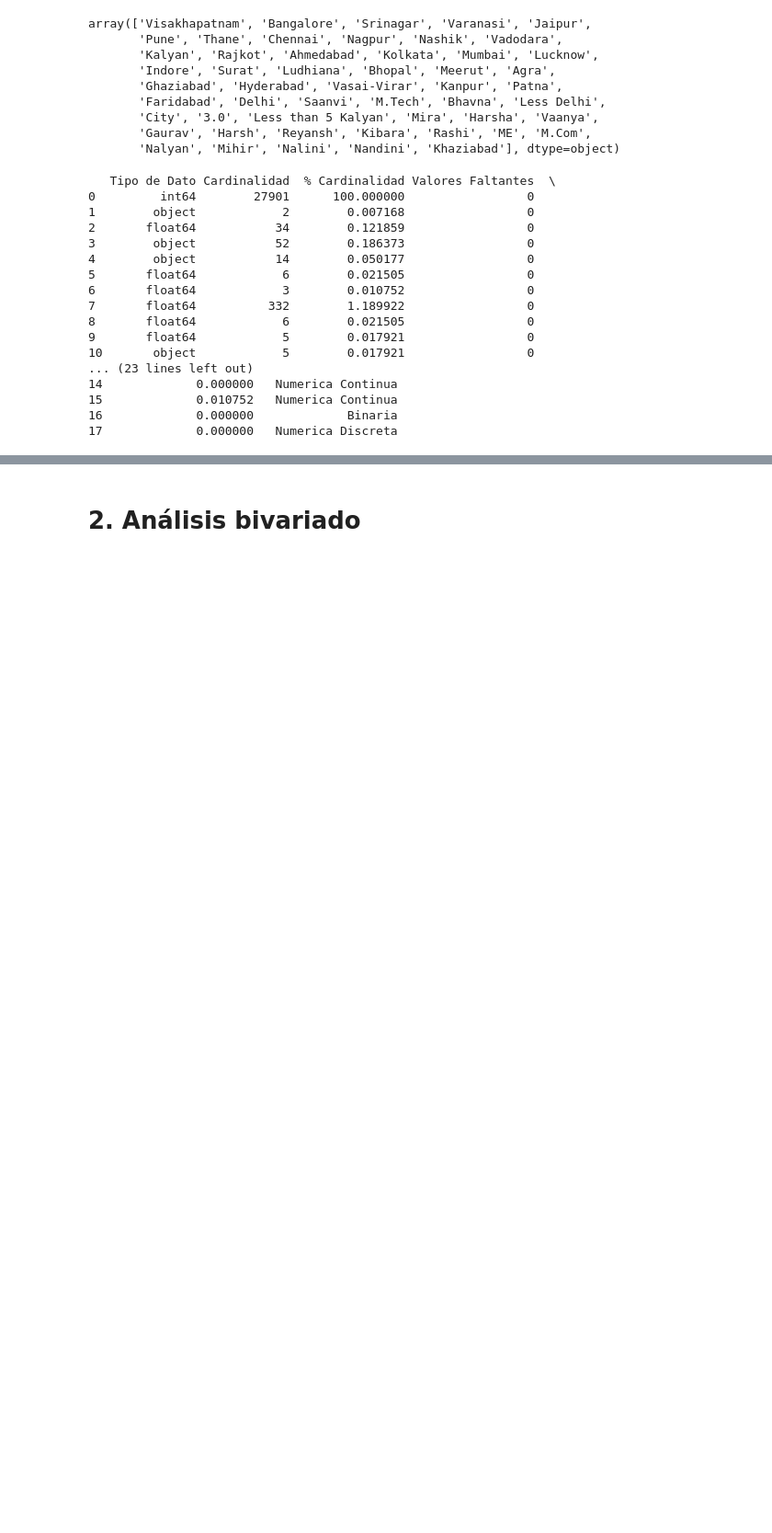
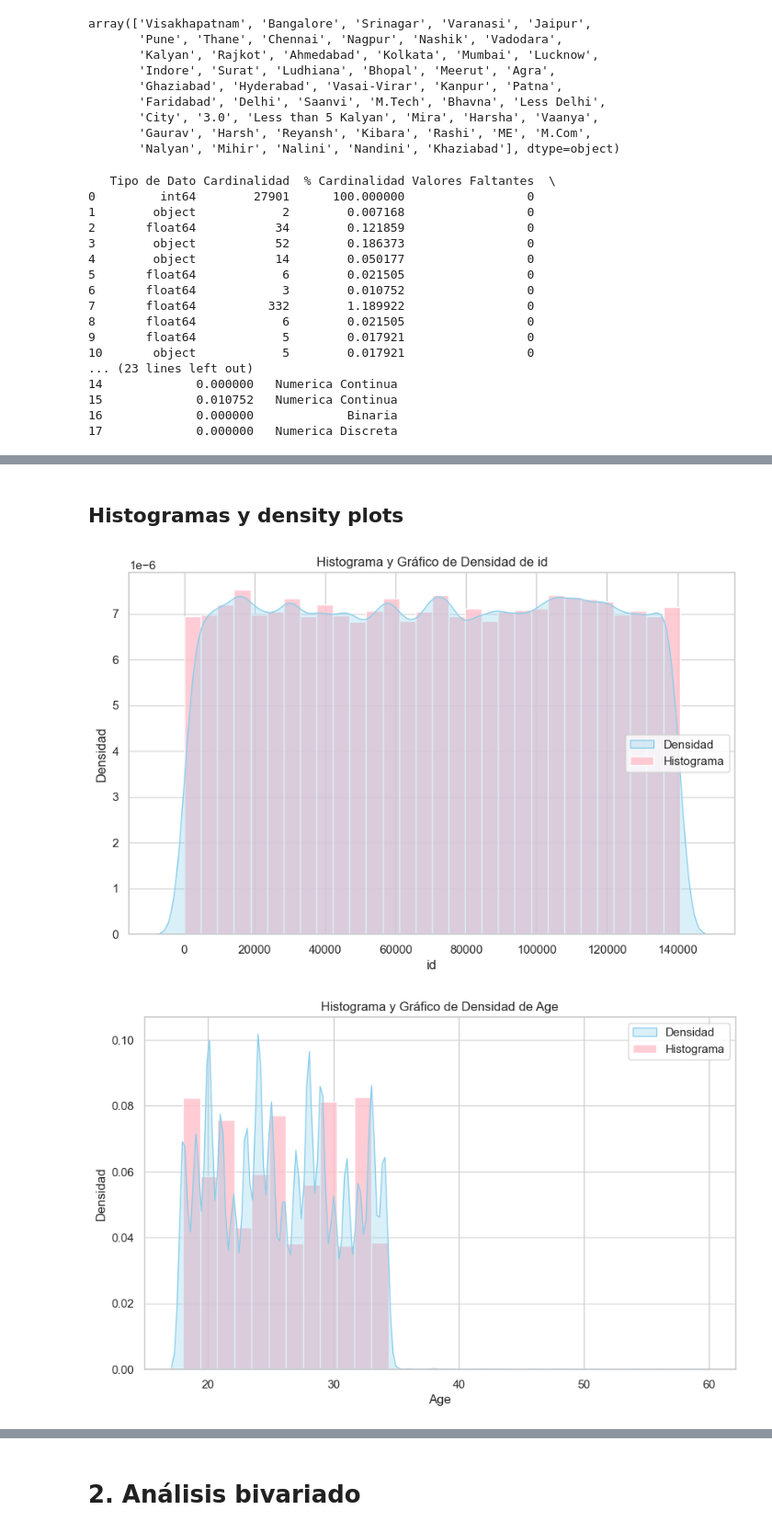
Before and after one commit to Nuria322/Student_Depression_Data_Analysis, a Jupyter notebook: notebooks/2_Analisis_exploratorio.ipynb, the cells around one changed output, grey strips where cells are left out. Shown at 92% size. Drawn from its saved outputs; the diff is of its cells as text; code cells hidden in the pictures; blank space fills up the shorter version.

```diff
--- a/notebooks/2_Analisis_exploratorio.ipynb
+++ b/notebooks/2_Analisis_exploratorio.ipynb
@@ -18,3 +19,5 @@ df.head(2)
 |  | id | Gender | Age | City | Profession | Academic Pressure | Work Pressure | CGPA | ... |
 | 0 | 2 | Male | 33.0 | Visakhapatnam | Student | 5.0 | 0.0 | 8.97 | ... |
 | 1 | 8 | Female | 24.0 | Bangalore | Student | 2.0 | 0.0 | 5.90 | ... |
+# %%
+df.set_index('id')
@@ -161,0 +201,26 @@ print(df_rellenado)
+# %% [markdown]
+## Histogramas y density plots
+# %%
+sns.set(style="whitegrid")
+
+# Iterar sobre las columnas numéricas del DataFrame
+numeric_columns = df.select_dtypes(include=['float64', 'int64']).columns
+
+for column in numeric_columns:
+    plt.figure(figsize=(10, 6))
+
+    # Graficar el histograma
+    sns.histplot(df[column], bins=30, color='pink', kde=False, stat='density', alpha=0.8)
+
+    # Graficar la densidad
+    sns.kdeplot(df[column], color='skyblue', fill=True, bw_adjust=0.5, alpha=0.3)
+
+    plt.title(f'Histograma y Gráfico de Densidad de {column}')
+    plt.xlabel(column)
+    plt.ylabel('Densidad')
+    plt.grid(axis='y', alpha=0.75)
+    plt.legend(['Densidad', 'Histograma'])
+    plt.show()
+# %% [output]
+[figure, added]
+[figure, added]
```
Also changed, not shown: parts of 13 cells of this notebook, 1 other file.
